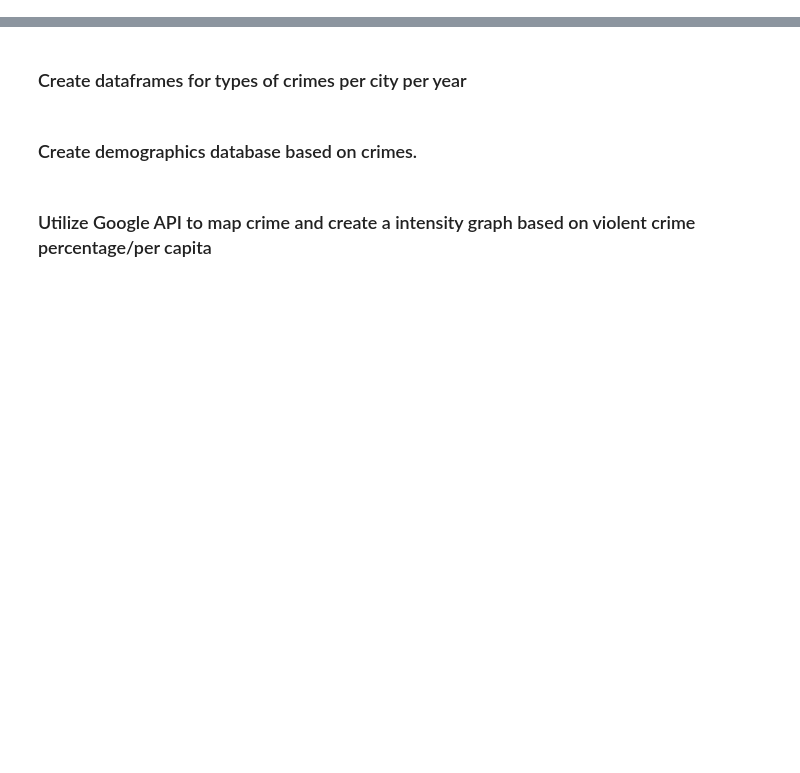
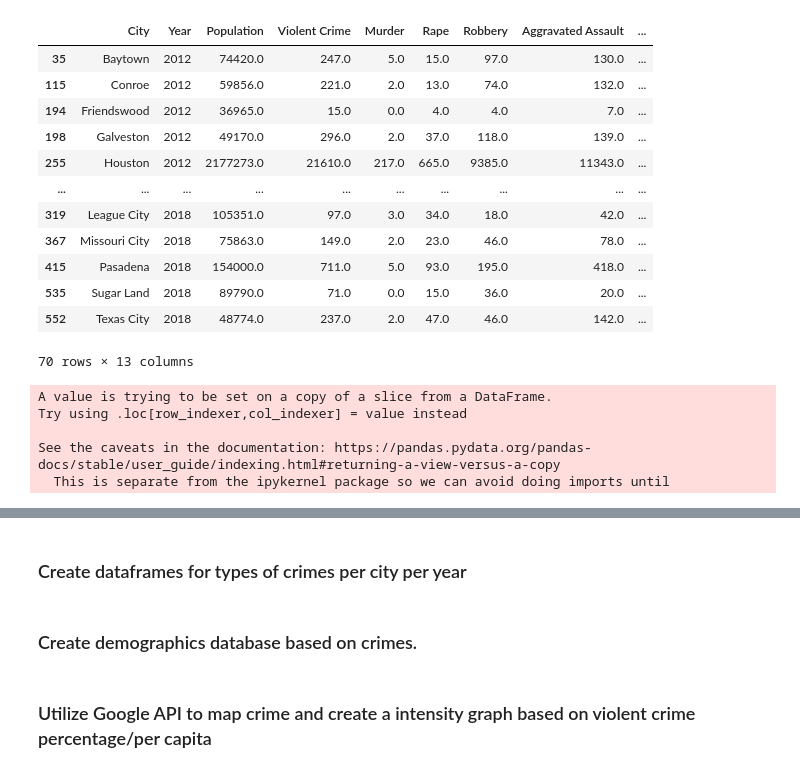
Before and after one commit to andresocorro/project_1, a Jupyter notebook: src_files/CrimeData.ipynb, the cells around one changed output, grey strips where cells are left out. Drawn from its saved outputs; the diff is of its cells as text; code cells hidden in the pictures; blank space fills up the shorter version.

```diff
--- a/src_files/CrimeData.ipynb
+++ b/src_files/CrimeData.ipynb
@@ -168,0 +95,43 @@ crime_df
+# %%
+# Create a list of columns we want to change and iterate over the dataframe.
+object_list = ['Population', 'Violent Crime', 'Rape', 'Robbery','Aggravated Assault','Property Crime','Burglary','Larceny Theft','Motor/Vehicle Theft']
+
+for columns in object_list:
+    try:
+        crime_df[columns] = crime_df[columns].replace(',','',regex=True)
+
+    except:
+        print(f', removal failed for {columns}')
+
+    try:
+        crime_df[columns] = crime_df[columns].astype(float)
+
+    except:
+        print(f'Float conversion failed for {columns}')
+
+crime_df['Year'] = crime_df['Year'].astype(int)
+crime_df
+# %% [output]
+|  | City | Year | Population | Violent Crime | Murder | Rape | Robbery | Aggravated Assault | ... |
+| 35 | Baytown | 2012 | 74420.0 | 247.0 | 5.0 | 15.0 | 97.0 | 130.0 | ... |
+| 115 | Conroe | 2012 | 59856.0 | 221.0 | 2.0 | 13.0 | 74.0 | 132.0 | ... |
+| 194 | Friendswood | 2012 | 36965.0 | 15.0 | 0.0 | 4.0 | 4.0 | 7.0 | ... |
+| 198 | Galveston | 2012 | 49170.0 | 296.0 | 2.0 | 37.0 | 118.0 | 139.0 | ... |
+| 255 | Houston | 2012 | 2177273.0 | 21610.0 | 217.0 | 665.0 | 9385.0 | 11343.0 | ... |
+| ... | ... | ... | ... | ... | ... | ... | ... | ... | ... |
+| 319 | League City | 2018 | 105351.0 | 97.0 | 3.0 | 34.0 | 18.0 | 42.0 | ... |
+| 367 | Missouri City | 2018 | 75863.0 | 149.0 | 2.0 | 23.0 | 46.0 | 78.0 | ... |
+| 415 | Pasadena | 2018 | 154000.0 | 711.0 | 5.0 | 93.0 | 195.0 | 418.0 | ... |
+| 535 | Sugar Land | 2018 | 89790.0 | 71.0 | 0.0 | 15.0 | 36.0 | 20.0 | ... |
+| 552 | Texas City | 2018 | 48774.0 | 237.0 | 2.0 | 47.0 | 46.0 | 142.0 | ... |
+70 rows × 13 columns
+# %%
+# Create new dataframe that will be utilized to graph. Unsure about error messages.
+crime_graph_df = crime_df[['City','Year','Population','Violent Crime', 'Property Crime']]
+crime_graph_df["Total Crime"] = crime_graph_df['Violent Crime'] + crime_graph_df['Property Crime']
+# %% [output]
+A value is trying to be set on a copy of a slice from a DataFrame.
+Try using .loc[row_indexer,col_indexer] = value instead
+
+See the caveats in the documentation: https://pandas.pydata.org/pandas-docs/stable/user_guide/indexing.html#returning-a-view-versus-a-copy
+  This is separate from the ipykernel package so we can avoid doing imports until
```
Also changed, not shown: parts of 19 cells of this notebook, 3 other files.
